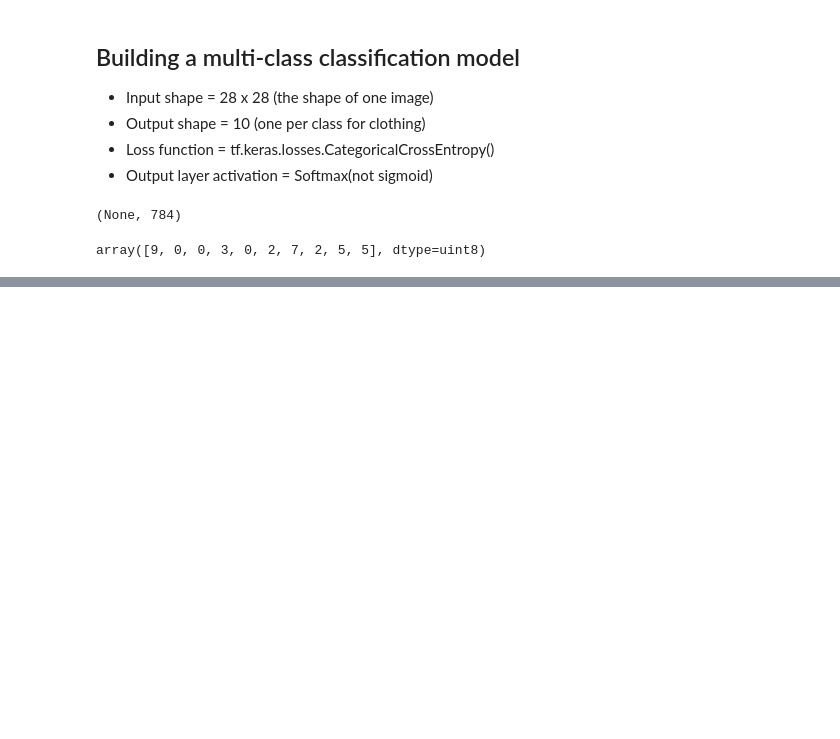
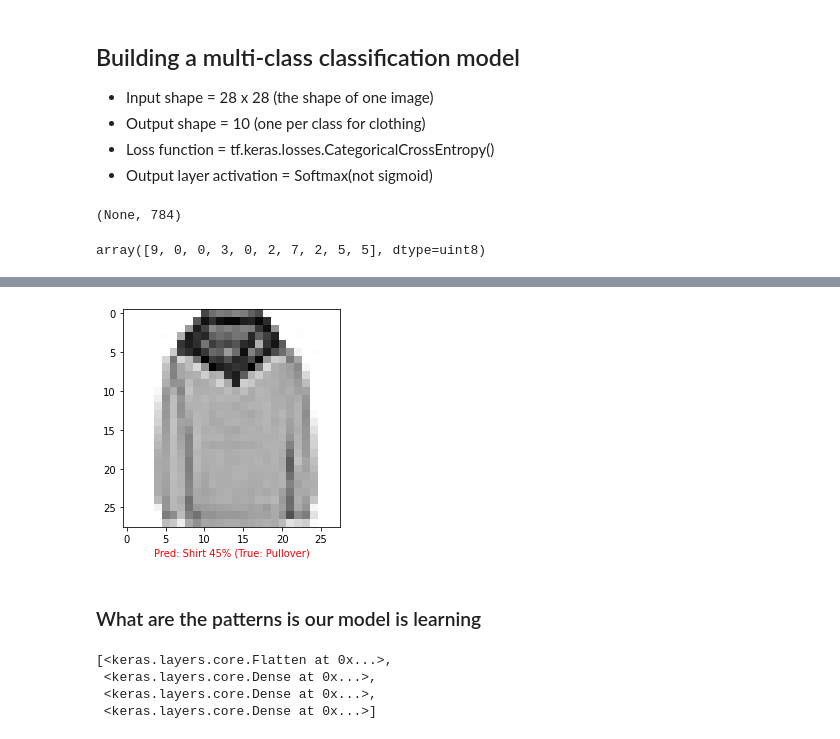
Before and after one commit to rajak2025/googlecolab, a Jupyter notebook: dev2-classification.ipynb, the cells around one changed output, grey strips where cells are left out. Saved outputs shown, nothing was run; the diff lists cells and outputs as text; code cells hidden in the pictures; blank space fills up the shorter version.

```diff
--- a/dev2-classification.ipynb
+++ b/dev2-classification.ipynb
@@ -935,0 +1199,48 @@ Epoch 10/10
+# %%
+# A fucntion to pick and plot a prediction
+
+import random
+
+def plot_random_image(model, images, true_labels, classes):
+    """
+    Picks a random image, plot it and labels it with a prediction and truth label
+    """
+
+    # random number
+    i = random.randint(0, len(images))
+
+    # Create predicitons and targets
+    target_image = images[i]
+    pred_probs = model.predict(target_image.reshape(1, 28, 28))
+    pred_label = classes[pred_probs.argmax()]
+    true_label = classes[true_labels[i]]
+
+    # Plot the images
+    plt.imshow(target_image, cmap=plt.cm.binary)
+
+    # Correct = Red, wrong = Green
+
+    if pred_label == true_label:
+        color = "green"
+    else:
+        color = "red"
+
+    # Add xlabel information (prediction/true label)
+    plt.xlabel("Pred: {} {:2.0f}% (True: {})".format(pred_label,
+                                                    100*tf.reduce_max(pred_probs),
+                                                    true_label),
+              color = color)
+# %%
+#prediction
+plot_random_image(model=m14, images=test_data_norm, true_labels=test_labels, classes =class_names)
+# %% [output]
+[figure, added]
+# %% [markdown]
+### What are the patterns is our model is learning
+# %%
+m14.layers
+# %% [output]
+[<keras.layers.core.Flatten at 0x...>,
+ <keras.layers.core.Dense at 0x...>,
+ <keras.layers.core.Dense at 0x...>,
+ <keras.layers.core.Dense at 0x...>]
```
Also changed, not shown: parts of 33 cells of this notebook.
